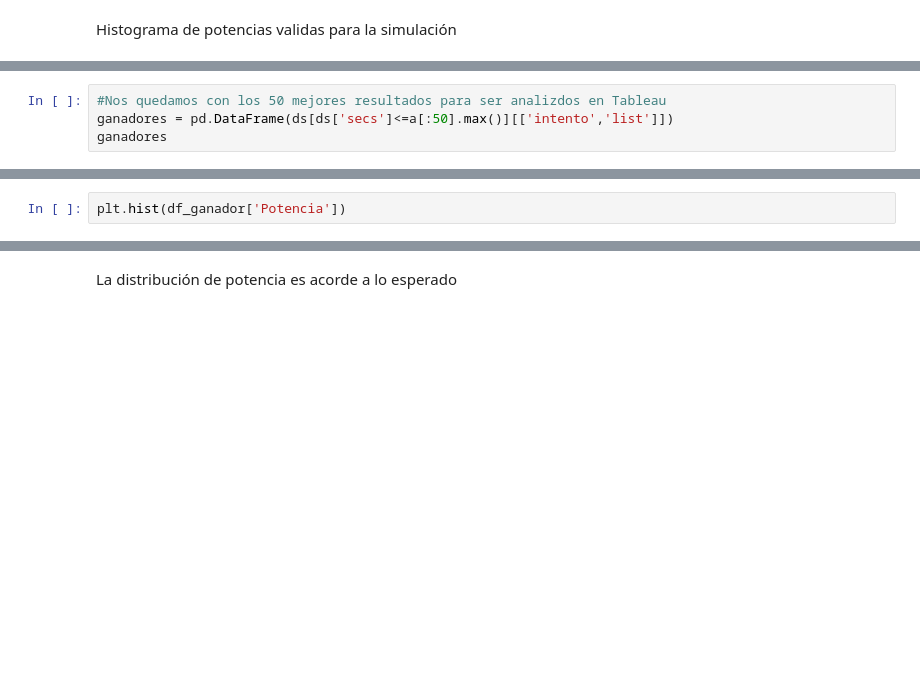
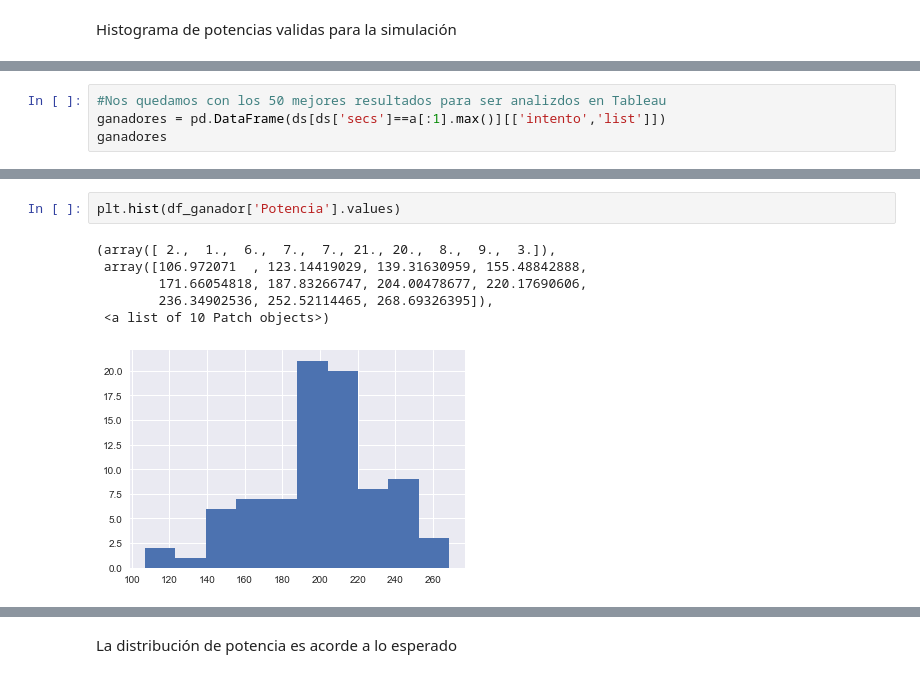
Before and after one commit to davidchepe/IM_KS, a Jupyter notebook: Simulador/Simulacion.ipynb, the cells around one changed output, grey strips where cells are left out. Cells and saved outputs as stored; diff of their text form; blank space fills up the shorter version.

```diff
--- a/Simulador/Simulacion.ipynb
+++ b/Simulador/Simulacion.ipynb
@@ -246,4 +289,4 @@ a[:1].max()
 # %%
 #Nos quedamos con los 50 mejores resultados para ser analizdos en Tableau
-ganadores = pd.DataFrame(ds[ds['secs']<=a[:50].max()][['intento','list']])
+ganadores = pd.DataFrame(ds[ds['secs']==a[:1].max()][['intento','list']])
 ganadores
@@ -267,2 +330,9 @@ df_ganador.describe()
 # %%
-plt.hist(df_ganador['Potencia'])
+plt.hist(df_ganador['Potencia'].values)
+# %% [output]
+(array([ 2.,  1.,  6.,  7.,  7., 21., 20.,  8.,  9.,  3.]),
+ array([106.972071  , 123.14419029, 139.31630959, 155.48842888,
+        171.66054818, 187.83266747, 204.00478677, 220.17690606,
+        236.34902536, 252.52114465, 268.69326395]),
+ <a list of 10 Patch objects>)
+[figure, added]
```
Also changed, not shown: parts of 13 cells of this notebook, 5 other files.
